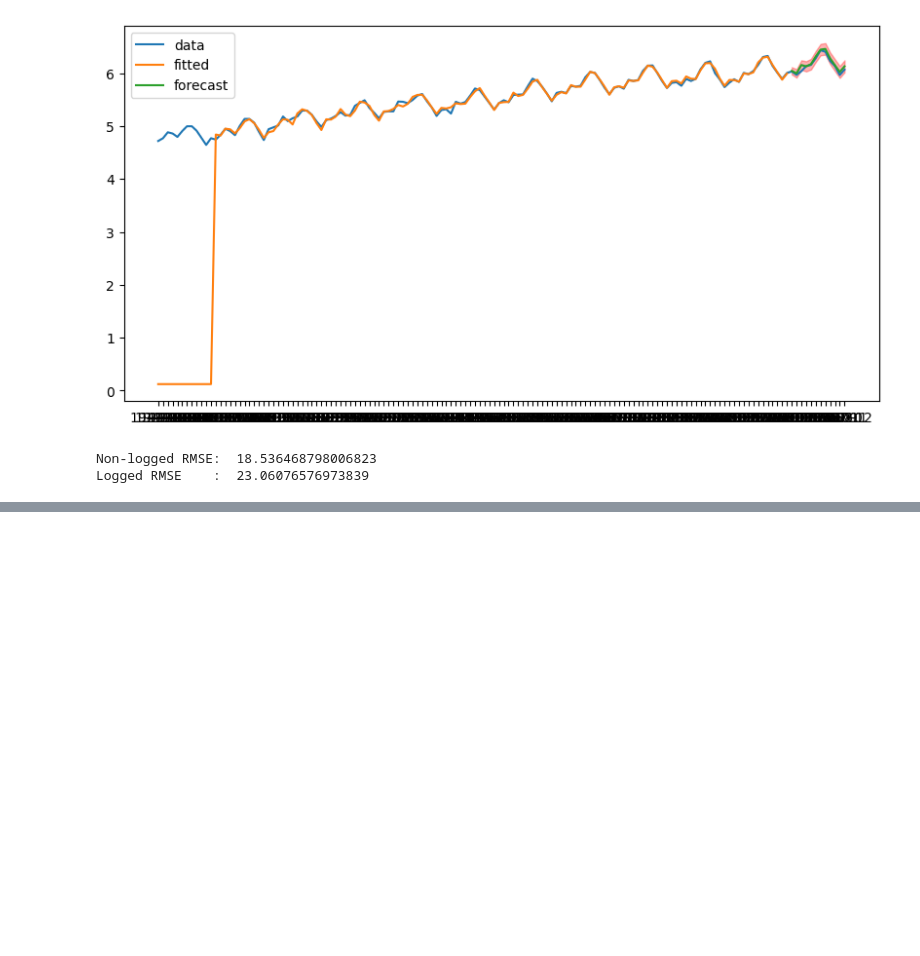
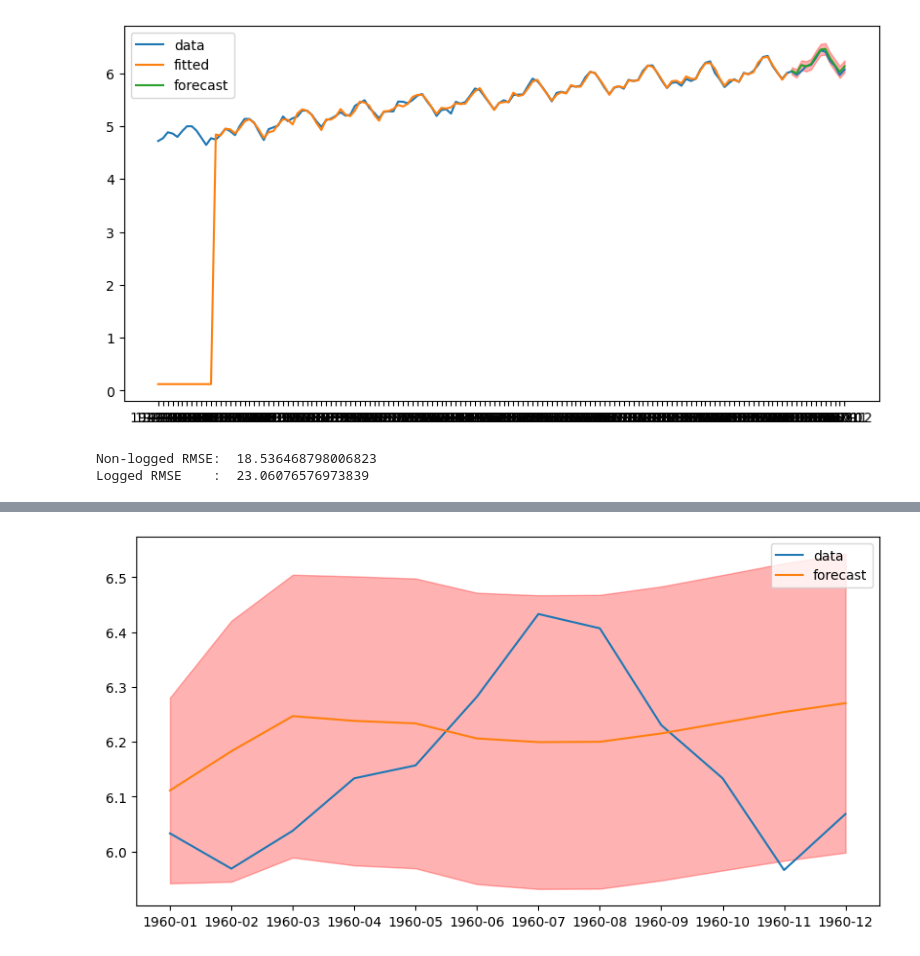
Before and after one commit to yeesem/Time-Series-Data-Analysis, a Jupyter notebook: ARIMA_3.ipynb, the cells around one changed output, grey strips where cells are left out. Saved outputs shown, nothing was run; the diff lists cells and outputs as text; code cells hidden in the pictures; blank space fills up the shorter version.

```diff
--- a/ARIMA_3.ipynb
+++ b/ARIMA_3.ipynb
@@ -218,3 +201,14 @@ print("Logged RMSE    : ", np.sqrt( mean_squared_error(test['Passengers'], np.ex
 # %% [output]
 Non-logged RMSE:  18.536468798006823
 Logged RMSE    :  23.06076576973839
+# %%
+###NON-SEASONAL
+#The max sum of p,q and r is 14
+#max-p -> the max value of p
+#max-q -> the max value of q
+model = pm.auto_arima(train['LogPassengers'],
+                      trace = True,
+                      suppress_warnings = True,
+                      max_p = 12,max_q = 2,max_order = 14,
+                      stepwise = True,
+                      seasonal = False)
@@ -220,0 +259,12 @@ Logged RMSE    :  23.06076576973839
+# %%
+test_pred,confint = model.predict(n_periods = NTest,return_conf_int = True)
+fig,ax = plt.subplots(figsize = (10,5))
+ax.plot(test.index,test['LogPassengers'],label = 'data')
+ax.plot(test.index,test_pred,label = 'forecast')
+ax.fill_between(test.index,\
+                confint[:,0],confint[:,1], \
+                color = 'red',alpha = 0.3)
+
+ax.legend();
+# %% [output]
+[figure, added]
```
Also changed, not shown: parts of 9 cells of this notebook.
